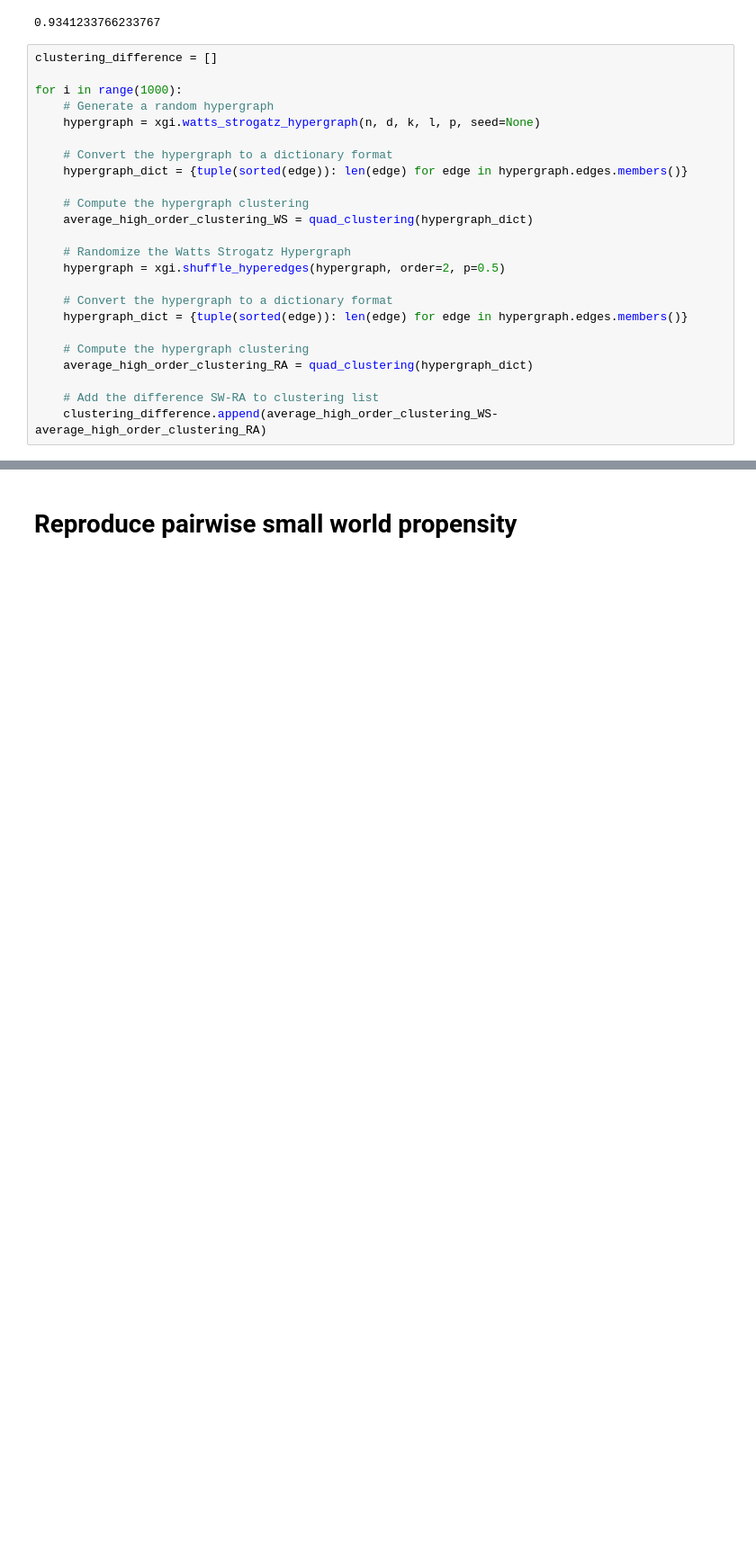
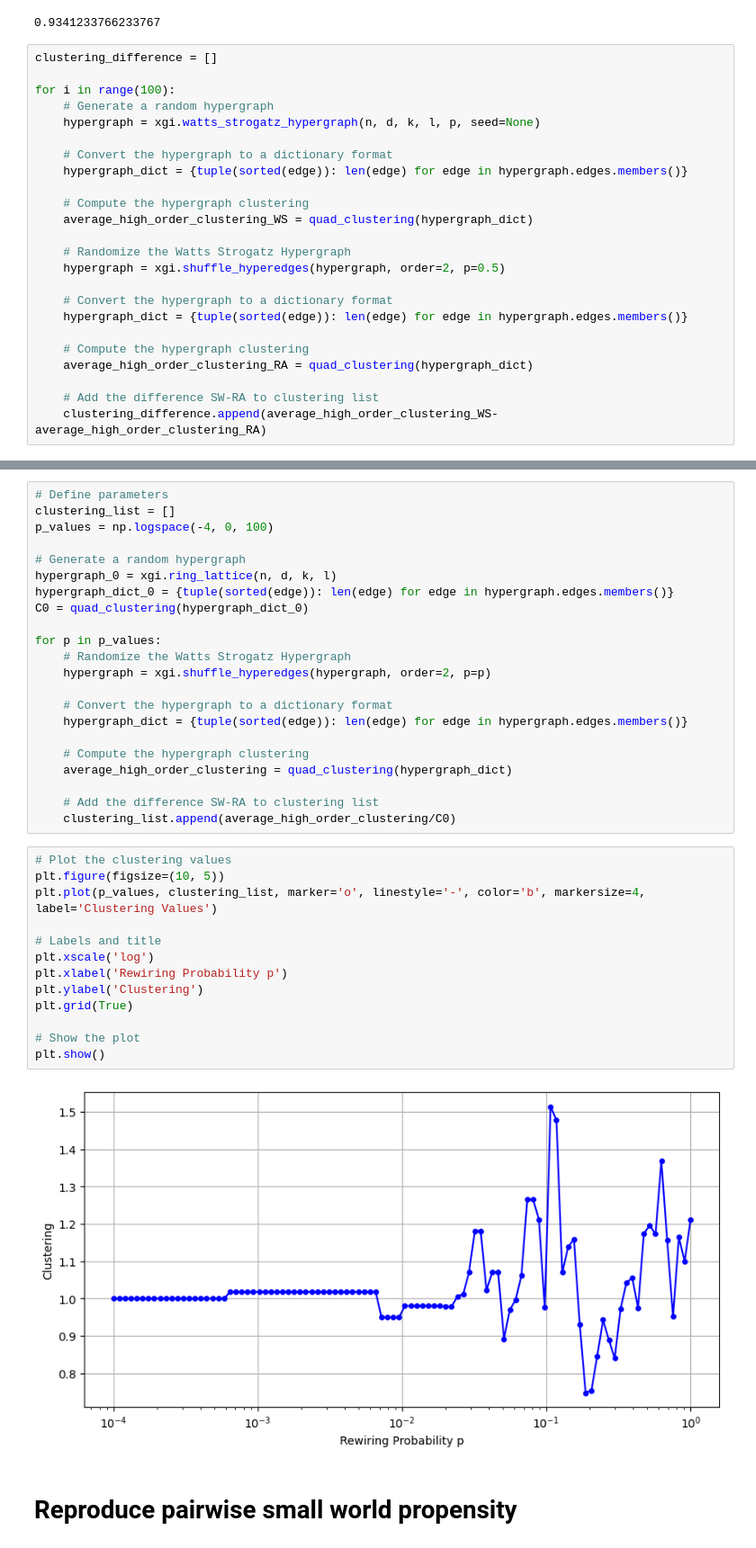
Before and after one commit to cyrilrommens/PhD_1, a Jupyter notebook: SWP_kuramoto.ipynb, the cells around one changed output, grey strips where cells are left out. Shown at 90% size. Cells and saved outputs as stored; diff of their text form; blank space fills up the shorter version.

Commit message:
clustering and pathlength for high order?

```diff
--- a/SWP_kuramoto.ipynb
+++ b/SWP_kuramoto.ipynb
@@ -724,7 +724,7 @@ print(average_high_order_clustering)
 # %%
 clustering_difference = []
 
-for i in range(1000):
+for i in range(100):
     # Generate a random hypergraph
     hypergraph = xgi.watts_strogatz_hypergraph(n, d, k, l, p, seed=None)
 
@@ -763,3 +761,40 @@ plt.show()
+# %%
+# Define parameters
+clustering_list = []
+p_values = np.logspace(-4, 0, 100)
+
+# Generate a random hypergraph
+hypergraph_0 = xgi.ring_lattice(n, d, k, l)
+hypergraph_dict_0 = {tuple(sorted(edge)): len(edge) for edge in hypergraph.edges.members()}
+C0 = quad_clustering(hypergraph_dict_0)
+
+for p in p_values:
+    # Randomize the Watts Strogatz Hypergraph
+    hypergraph = xgi.shuffle_hyperedges(hypergraph, order=2, p=p)
+
+    # Convert the hypergraph to a dictionary format
+    hypergraph_dict = {tuple(sorted(edge)): len(edge) for edge in hypergraph.edges.members()}
+
+    # Compute the hypergraph clustering
+    average_high_order_clustering = quad_clustering(hypergraph_dict)
+
+    # Add the difference SW-RA to clustering list
+    clustering_list.append(average_high_order_clustering/C0)
+# %%
+# Plot the clustering values
+plt.figure(figsize=(10, 5))
+plt.plot(p_values, clustering_list, marker='o', linestyle='-', color='b', markersize=4, label='Clustering Values')
+
+# Labels and title
+plt.xscale('log')
+plt.xlabel('Rewiring Probability p')
+plt.ylabel('Clustering')
+plt.grid(True)
+
+# Show the plot
+plt.show()
+# %% [output]
+[figure, added]
 # %% [markdown]
 # Reproduce pairwise small world propensity
 # %%
```
Also changed, not shown: parts of 24 cells of this notebook.
